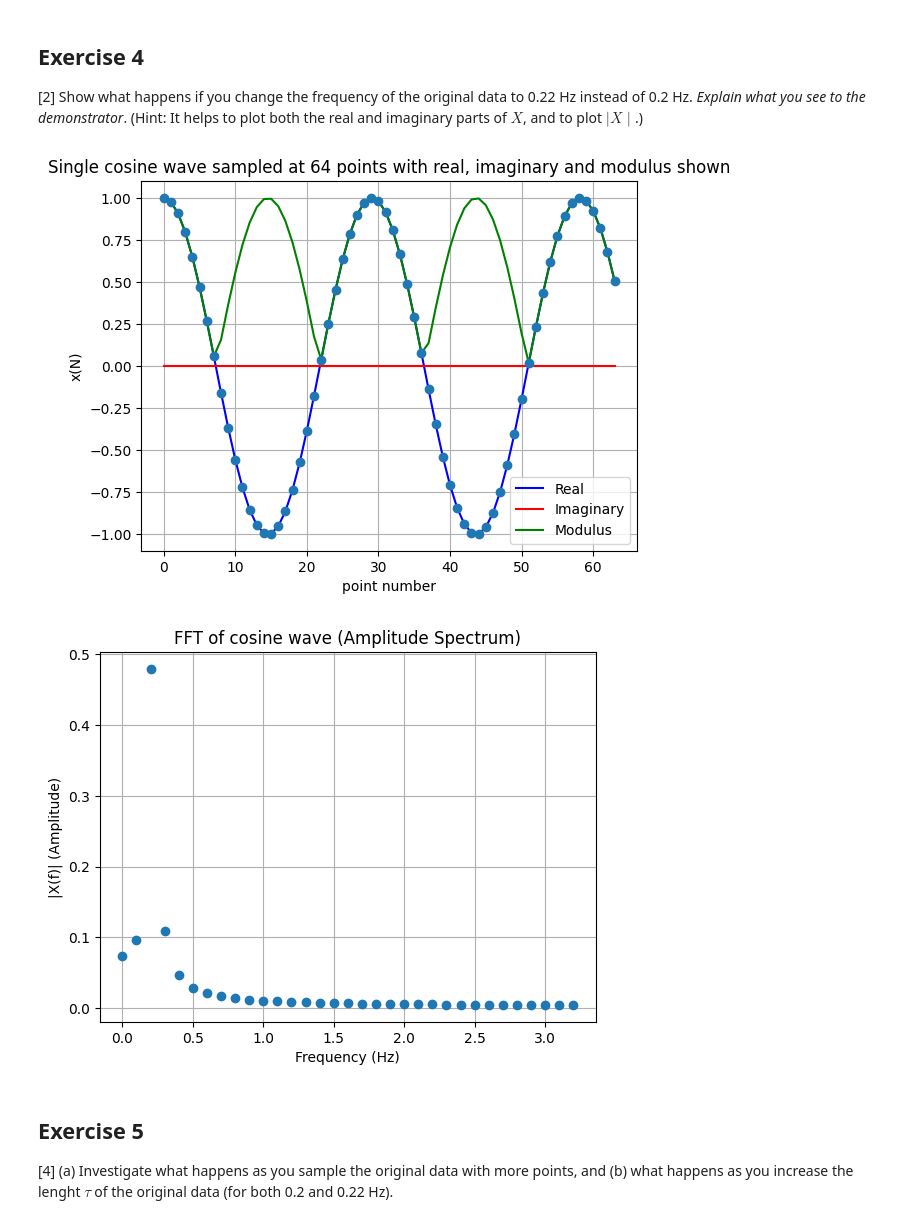
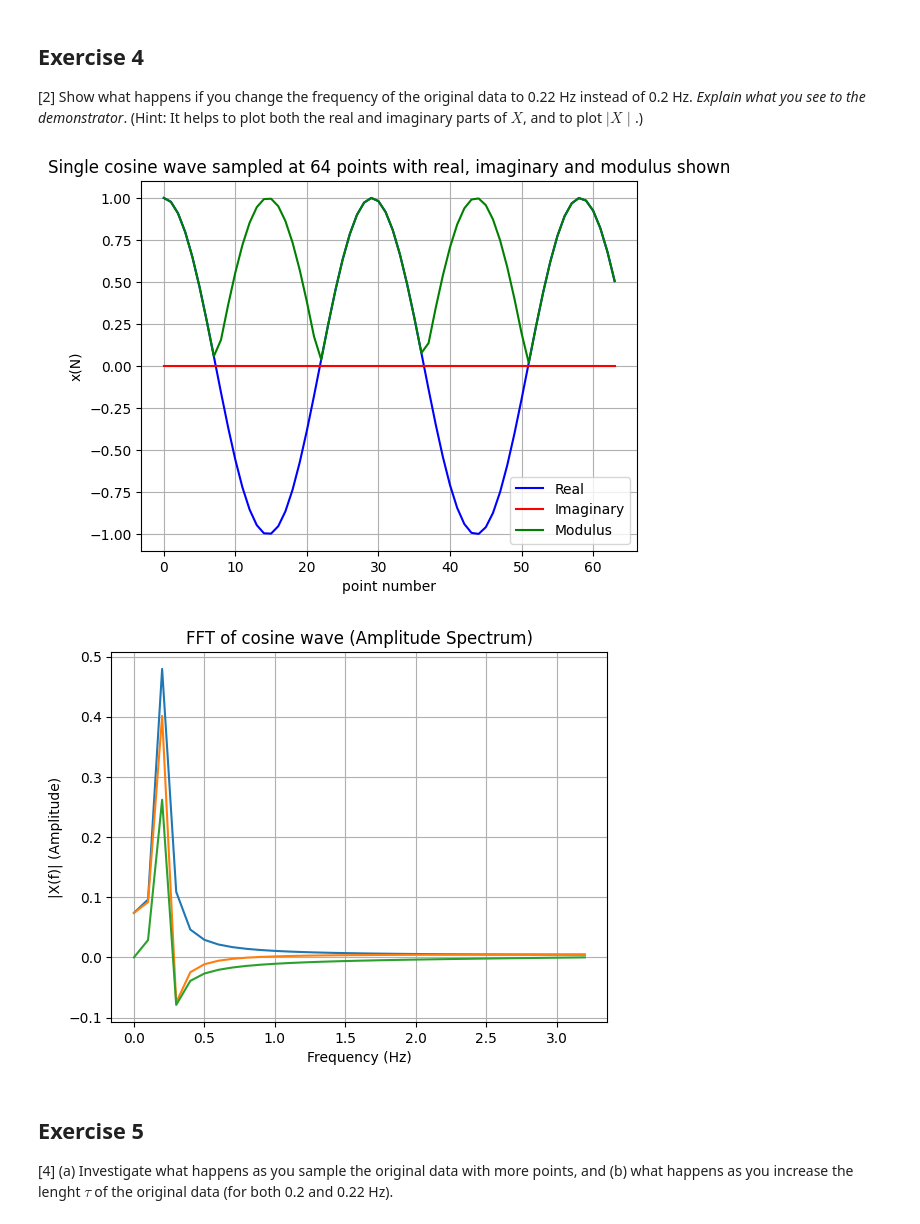
Before and after one commit to PX2145-2025/week-9-b-evans-gruff, a Jupyter notebook: FFT.ipynb, the cells around one changed output. Cells and saved outputs as stored; diff of their text form; code cells hidden in the pictures.

```diff
--- a/FFT.ipynb
+++ b/FFT.ipynb
@@ -365,33 +365,34 @@ plt.grid()
 # %%
 import matplotlib.pyplot as plt
 import numpy as np
 from numpy.fft import fft, ifft
 
 f22 = 0.22 # frequency in Hz
 x22 = np.cos(2*np.pi*f22*t) # create x array, amplitude 1.0
 plt.figure()
 plt.plot(np.real(x22),'b',label='Real')
 plt.plot(np.imag(x22),'r',label='Imaginary')
 plt.plot(np.abs(x22),'g', label='Modulus')
-plt.plot(x22, 'o') # show as points and line
 
 plt.title('Single cosine wave sampled at {} points with real, imaginary and modulus shown'.format(N))
 plt.xlabel('point number')
 plt.ylabel('x(N)')
 plt.legend()
 plt.grid()
 
 frq, X22_spectrum = Spectrum1(x22, Fs) # Calculate the one-sided spectrum
 
 plt.figure()
-plt.plot(frq, np.abs(X22_spectrum), 'o')
+plt.plot(frq, np.abs(X22_spectrum))
+plt.plot(frq, np.real(X22_spectrum))
+plt.plot(frq, np.imag(X22_spectrum))
 plt.title('FFT of cosine wave (Amplitude Spectrum)')
 plt.xlabel('Frequency (Hz)')
 plt.ylabel('|X(f)| (Amplitude)')
 plt.grid()
 # %% [output]
-[figure, old version]
+[figure, new version]
-[figure, old version]
+[figure, new version]
 # %% [markdown]
 ## Exercise 5
 
```
Also changed, not shown: parts of 2 cells of this notebook.
